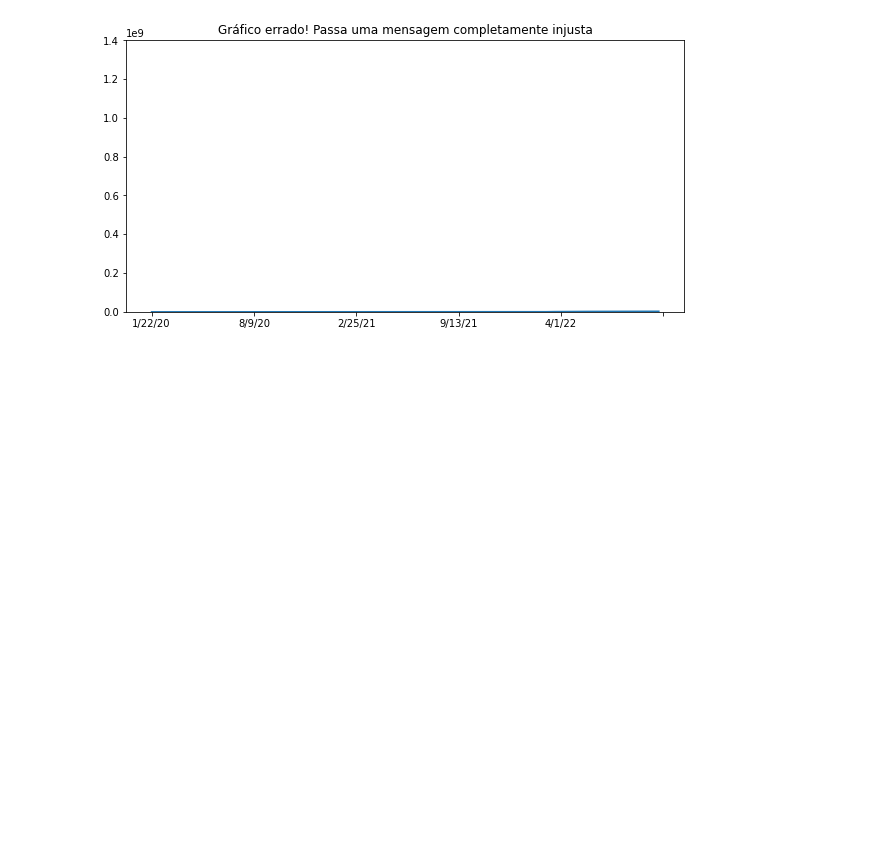
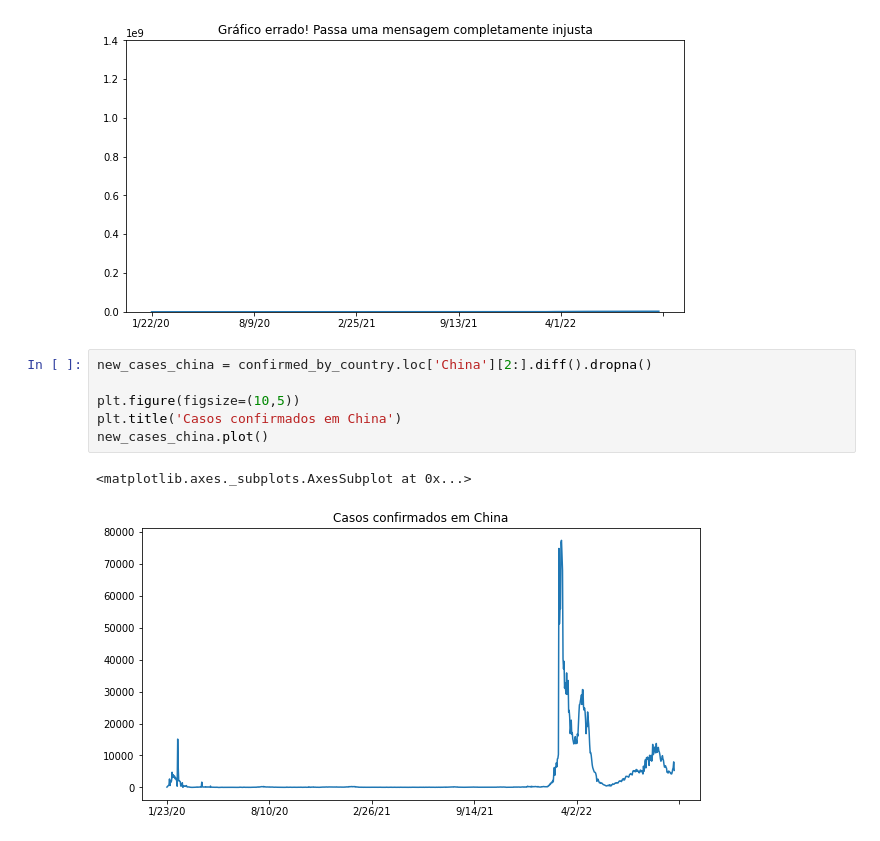
Before and after one commit to Gleis0nLemos/Data-Science-e-Sa-de, a Jupyter notebook: Data_Science_e_Saude.ipynb, the cells around one changed output. Cells and saved outputs as stored; diff of their text form; blank space fills up the shorter version.

```diff
--- a/Data_Science_e_Saude.ipynb
+++ b/Data_Science_e_Saude.ipynb
@@ -230,3 +232,12 @@ plt.ylim(0, 1402000000)
 plt.show()
 # %% [output]
 [figure]
+# %%
+new_cases_china = confirmed_by_country.loc['China'][2:].diff().dropna()
+
+plt.figure(figsize=(10,5))
+plt.title('Casos confirmados em China')
+new_cases_china.plot()
+# %% [output]
+<matplotlib.axes._subplots.AxesSubplot at 0x...>
+[figure, added]
```
Also changed, not shown: parts of 7 cells of this notebook, 1 other file.
